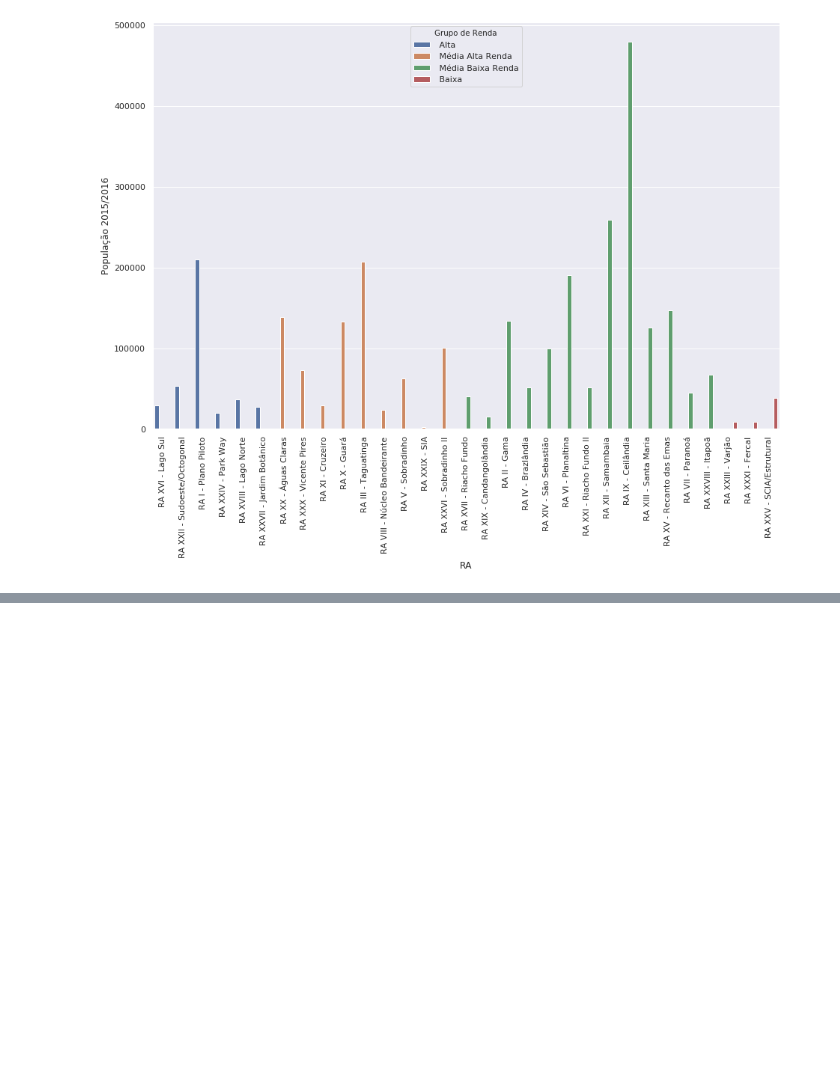
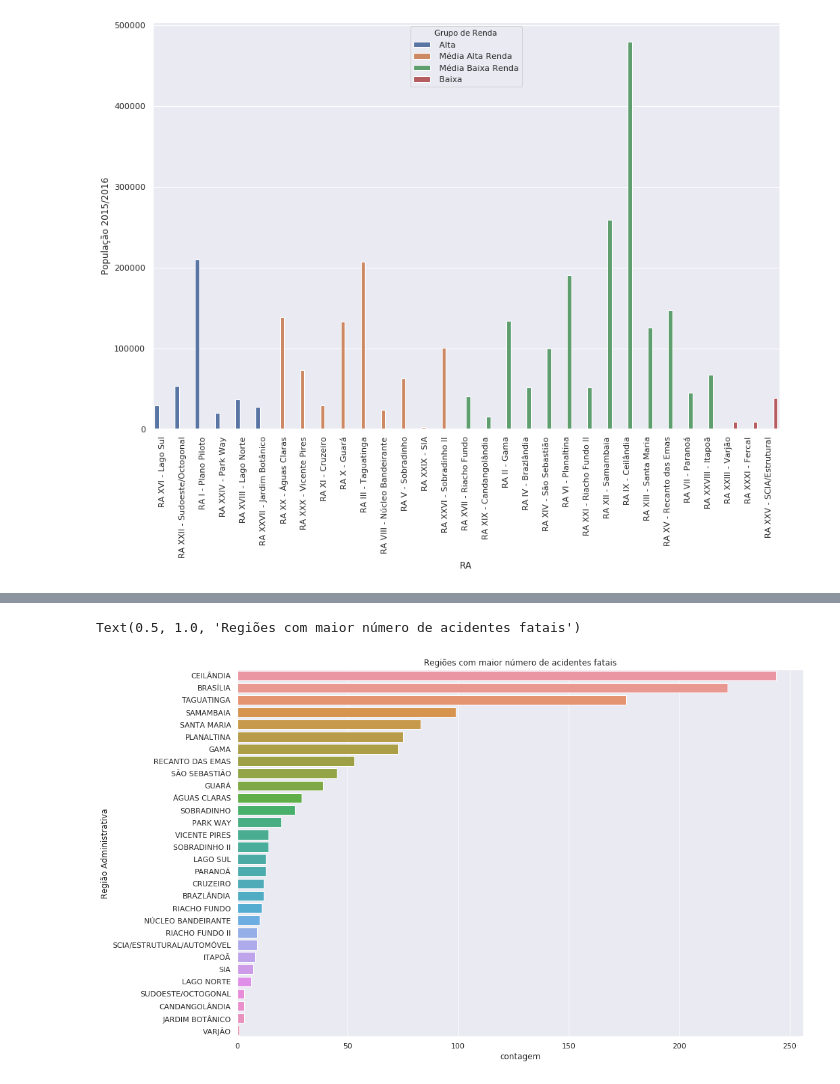
Before and after one commit to IagoCarvalho/tcc_scripts, a Jupyter notebook: QP03-Analysis.ipynb, the cells around one changed output, grey strips where cells are left out. Cells and saved outputs as stored; diff of their text form; code cells hidden in the pictures; blank space fills up the shorter version.

```diff
--- a/QP03-Analysis.ipynb
+++ b/QP03-Analysis.ipynb
@@ -159,0 +188,13 @@ df_sinalizacao_2018.groupby(['Região Administrativa', 'Horizontal', 'Vertical']
+# %%
+df_acidentes_fatais_2008_2017['Ano'] = df_acidentes_fatais_2008_2017['Ano'].astype(int)
+
+acidentes_fatais_por_regiao = df_acidentes_fatais_2008_2017.groupby('Região Administrativa').size().reset_index(name = 'contagem')
+acidentes_fatais_por_regiao = acidentes_fatais_por_regiao.sort_values('contagem', ascending = False)
+contagem = acidentes_fatais_por_regiao['contagem']
+regioes = acidentes_fatais_por_regiao['Região Administrativa']
+
+sns.barplot(x = contagem, y = regioes, data = acidentes_fatais_por_regiao)
+plt.title('Regiões com maior número de acidentes fatais')
+# %% [output]
+Text(0.5, 1.0, 'Regiões com maior número de acidentes fatais')
+[figure, added]
```
Also changed, not shown: parts of 5 cells of this notebook.
